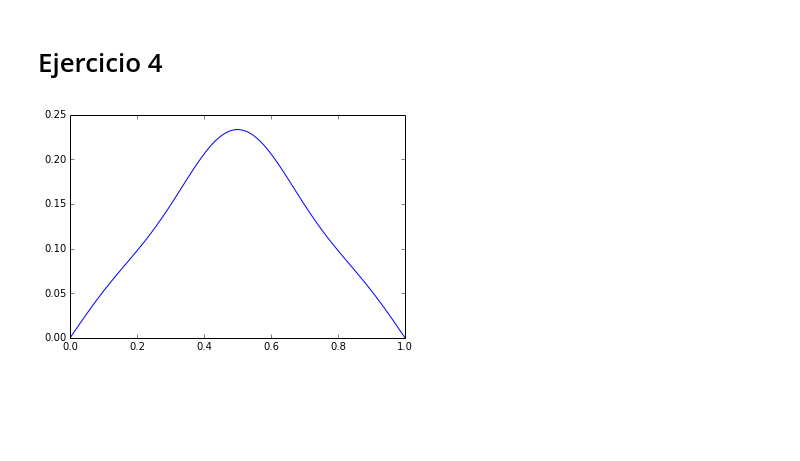
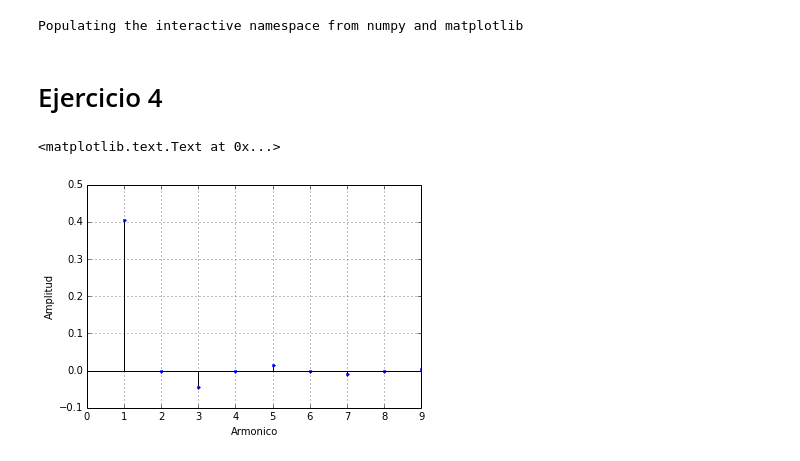
Before and after one commit to ababino/fisica2, a Jupyter notebook: guia3.ipynb, the cells around one changed output. Drawn from its saved outputs; the diff is of its cells as text; code cells hidden in the pictures; blank space fills up the shorter version.

```diff
--- a/guia3.ipynb
+++ b/guia3.ipynb
@@ -1,25 +1,32 @@
+# %%
+get_ipython().magic(u'pylab inline')
+from IPython.html.widgets import interact
+# %% [output]
+Populating the interactive namespace from numpy and matplotlib
 # %% [markdown]
 # Ejercicio 4
-# %%
-get_ipython().magic(u'pylab inline')
-from IPython.html.widgets import interact
-def amp(n, L):
-    return 2*L*sin(n * pi / 2) / ((n**2) * pi**2)
-def fourier(x, n):
-    y = zeros_like(x)
-    for i in xrange(1, n+1):
-        y += armonico(x, i)
-    return y
-def armonico(x, n):
-    L = x[-1]
-    km = pi * n / L
-    y = amp(n, L) * sin(km* x)
-    return y
-@interact(armonicos=(1, 40, 2))
-def f(armonicos=1):
-    L = 1
-    x = linspace(0, L, 100)
-    ylim([0, 0.25])
-    plot(x, fourier(x, armonicos))
-# %% [output]
-[figure, removed]
+# %%
+def amp4(n, L):
+    return 8*L*sin(n * pi / 2) / ((n**2) * pi**2)
+def armonico(x, n, amp_fun):
+    L = x[-1]
+    km = pi * n / L
+    y = amp_fun(n, L) * sin(km* x)
+    return y
+def fourier(x, n, amp_fun):
+    y = zeros_like(x)
+    for i in xrange(1, n+1):
+        y += armonico(x, i, amp_fun)
+    return y
+# %%
+n = range(10)
+a = [amp4(x, 1) for x in n]
+vlines(n, zeros(len(a)), a)
+plot(n, a, '.')
+plot([0, n[-1]], [0, 0], 'k')
+grid(True)
+xlabel('Armonico')
+ylabel('Amplitud')
+# %% [output]
+<matplotlib.text.Text at 0x...>
+[figure, added]
```
Also changed, not shown: parts of 5 cells of this notebook.
